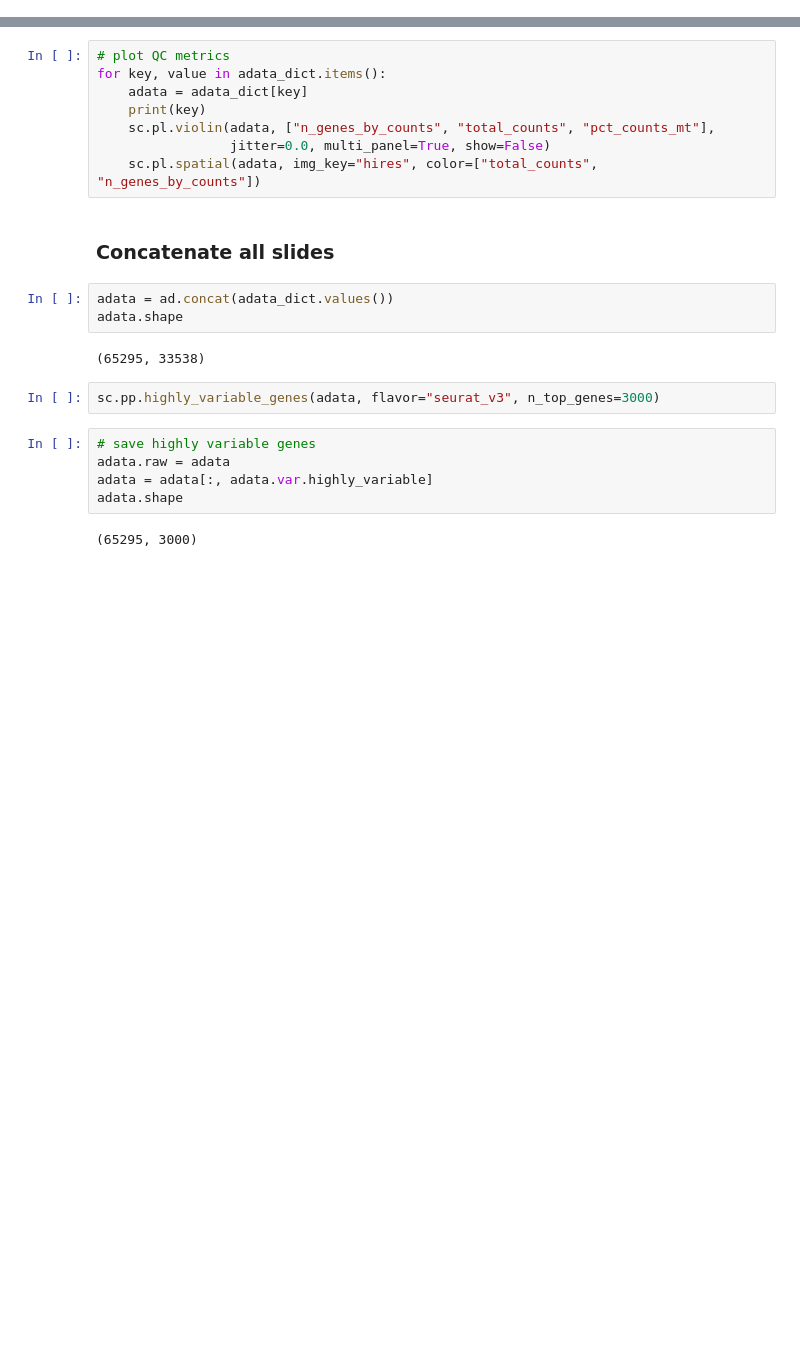
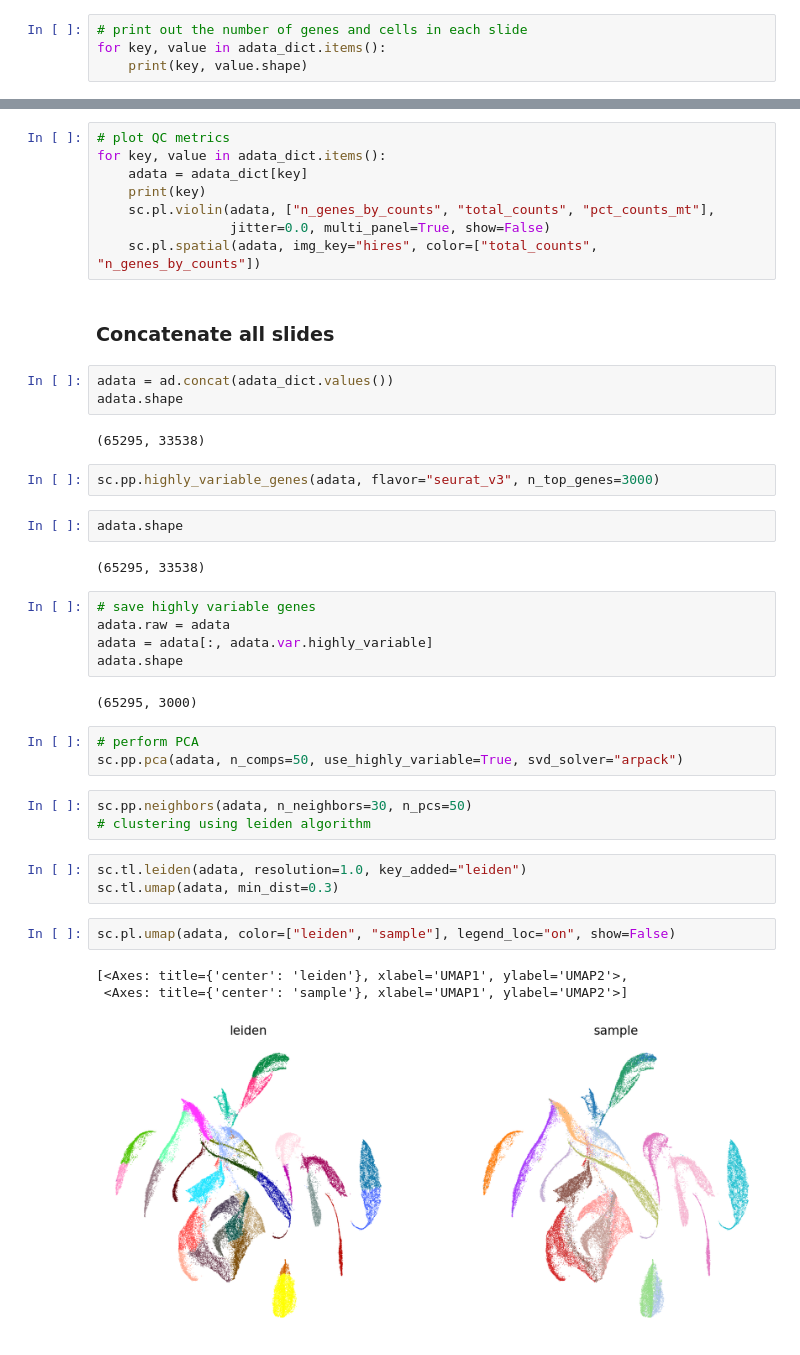
Before and after one commit to xlu29466/Liver_Cancer_Spatial_Transcriptomics, a Jupyter notebook: All_slide_clustering.ipynb, the cells around one changed output, grey strips where cells are left out. Cells and saved outputs as stored; diff of their text form; blank space fills up the shorter version.

```diff
--- a/All_slide_clustering.ipynb
+++ b/All_slide_clustering.ipynb
@@ -46,3 +46,7 @@ for key, value in data_dir_dict.items():
     # add slide name to obs index
     adata.obs.index = key + '_' + adata.obs.index
     adata_dict[key] = adata
+# %%
+# print out the number of genes and cells in each slide
+for key, value in adata_dict.items():
+    print(key, value.shape)
@@ -88,6 +109,10 @@ adata.shape
 (65295, 33538)
 # %%
 sc.pp.highly_variable_genes(adata, flavor="seurat_v3", n_top_genes=3000)
+# %%
+adata.shape
+# %% [output]
+(65295, 33538)
 # %%
 # save highly variable genes
 adata.raw = adata
@@ -95,3 +120,18 @@ adata = adata[:, adata.var.highly_variable]
 adata.shape
 # %% [output]
 (65295, 3000)
+# %%
+# perform PCA
+sc.pp.pca(adata, n_comps=50, use_highly_variable=True, svd_solver="arpack")
+# %%
+sc.pp.neighbors(adata, n_neighbors=30, n_pcs=50)
+# clustering using leiden algorithm
+# %%
+sc.tl.leiden(adata, resolution=1.0, key_added="leiden")
+sc.tl.umap(adata, min_dist=0.3)
+# %%
+sc.pl.umap(adata, color=["leiden", "sample"], legend_loc="on", show=False)
+# %% [output]
+[<Axes: title={'center': 'leiden'}, xlabel='UMAP1', ylabel='UMAP2'>,
+ <Axes: title={'center': 'sample'}, xlabel='UMAP1', ylabel='UMAP2'>]
+[figure, added]
```
Also changed, not shown: parts of 1 cell of this notebook.
